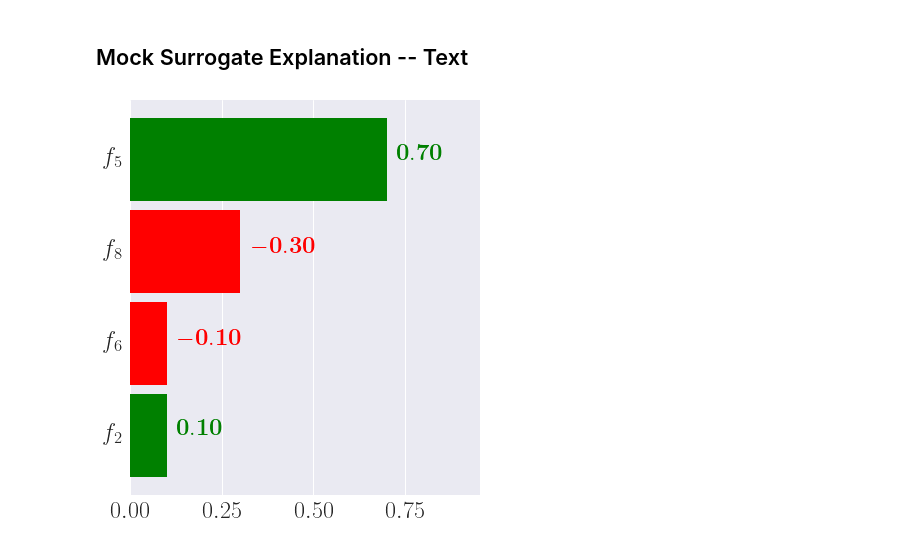
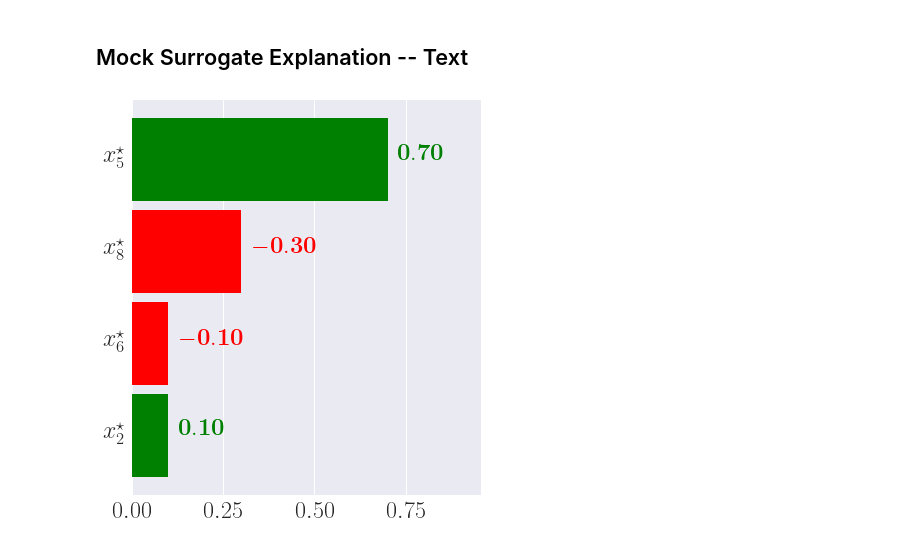
Before and after one commit to So-Cool/bLIMEy, a Jupyter notebook: DAMI_2021/exploration_image.ipynb, the cells around one changed output. Saved outputs shown, nothing was run; the diff lists cells and outputs as text; code cells hidden in the pictures.

```diff
--- a/DAMI_2021/exploration_image.ipynb
+++ b/DAMI_2021/exploration_image.ipynb
@@ -268,11 +271,12 @@ mock_explanation_txt = [
 # %%
 # NBVAL_IGNORE_OUTPUT
 # fontsize=14 # labelsize=16
 # xlim = (-0.001, 0.017) # xlim = (-0.01, 0.76)
 plot_bar_exp(
     mock_explanation_txt,
     savepath='_figures/text_bar.pdf',
     onesided=True,
-    feature_no=4)
+    feature_no=4,
+    label_fmt='\\(x_{{{:d}}}^\star\\)')
 # %% [output]
-[figure, old version]
+[figure, new version]
```
Also changed, not shown: parts of 6 cells of this notebook, 1 other file.
